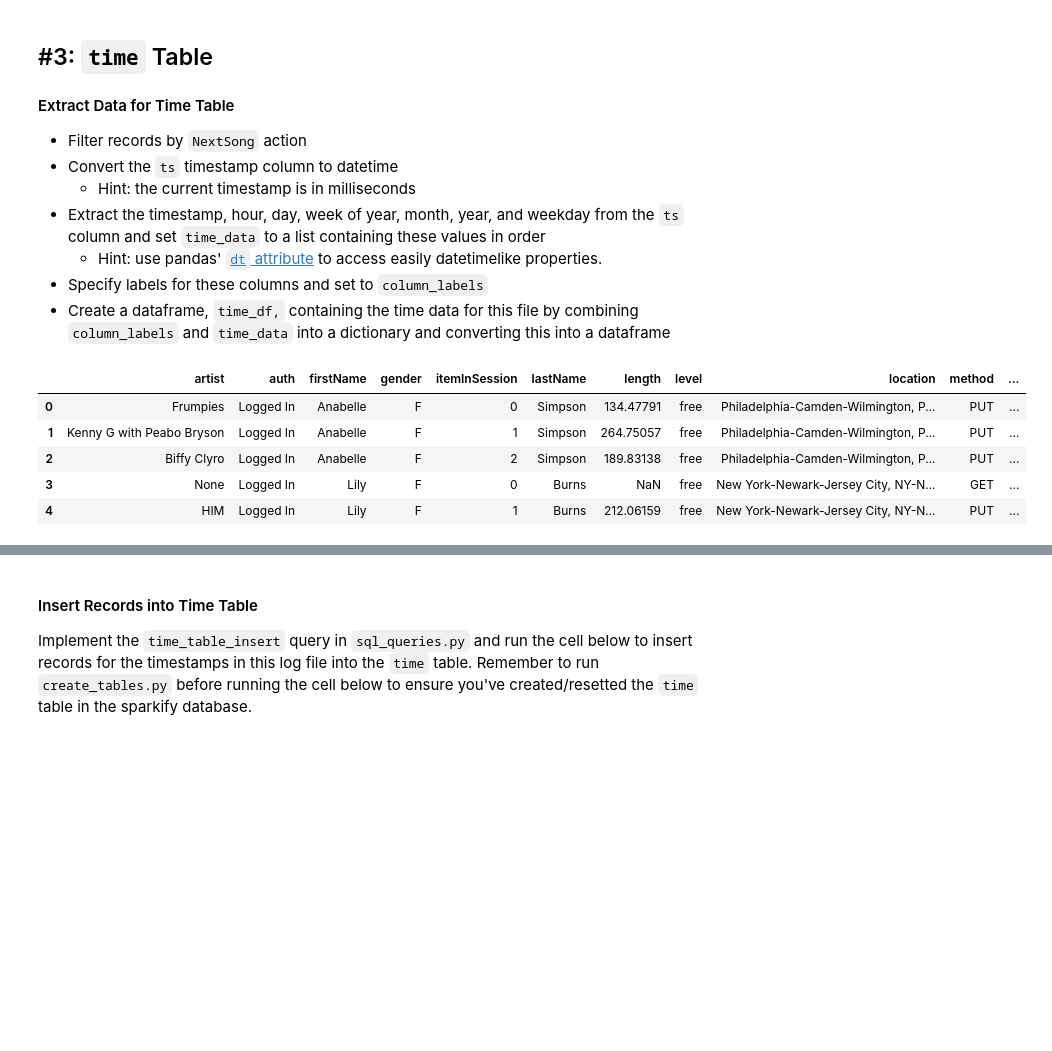
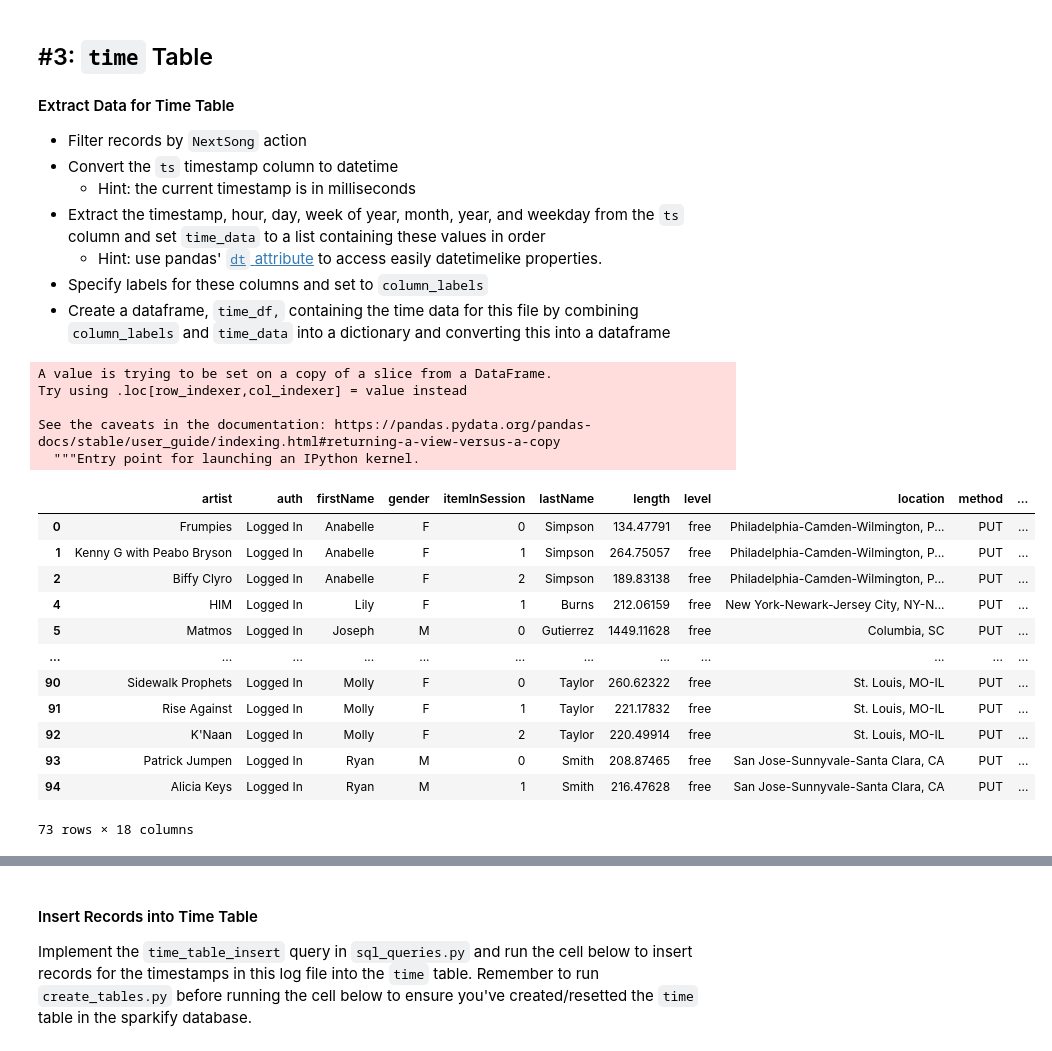
Before and after one commit to lastnode/nanodeg_p1_songs, a Jupyter notebook: etl.ipynb, the cells around one changed output, grey strips where cells are left out. Drawn from its saved outputs; the diff is of its cells as text; code cells hidden in the pictures; blank space fills up the shorter version.

Commit message:
New 'time' table passes and test.ipynb passes.

```diff
--- a/etl.ipynb
+++ b/etl.ipynb
@@ -164,12 +164,4 @@ print(df_log_data)
 - Create a dataframe, `time_df,` containing the time data for this file by combining `column_labels` and `time_data` into a dictionary and converting this into a dataframe
 # %%
 # Filters by page = NextSong
-df_nextsong = df_log_data[df_log_data.page.isin(['NextSong'])]
-df_nextsong.head()
+df_nextsong = df_log_data[df_log_data['page'] == 'NextSong']
-# %% [output]
-|  | artist | auth | firstName | gender | itemInSession | lastName | length | level | location | method | ... |
-| 0 | Frumpies | Logged In | Anabelle | F | 0 | Simpson | 134.47791 | free | Philadelphia-Camden-Wilmington, P... | PUT | ... |
-| 1 | Kenny G with Peabo Bryson | Logged In | Anabelle | F | 1 | Simpson | 264.75057 | free | Philadelphia-Camden-Wilmington, P... | PUT | ... |
-| 2 | Biffy Clyro | Logged In | Anabelle | F | 2 | Simpson | 189.83138 | free | Philadelphia-Camden-Wilmington, P... | PUT | ... |
-| 3 | None | Logged In | Lily | F | 0 | Burns | NaN | free | New York-Newark-Jersey City, NY-N... | GET | ... |
-| 4 | HIM | Logged In | Lily | F | 1 | Burns | 212.06159 | free | New York-Newark-Jersey City, NY-N... | PUT | ... |
@@ -181,0 +168,22 @@ column_labels = ()
+# %%
+df_nextsong['ts'] = pd.to_datetime(df_nextsong['ts'], unit='ms')
+df_nextsong
+# %% [output]
+A value is trying to be set on a copy of a slice from a DataFrame.
+Try using .loc[row_indexer,col_indexer] = value instead
+
+See the caveats in the documentation: https://pandas.pydata.org/pandas-docs/stable/user_guide/indexing.html#returning-a-view-versus-a-copy
+  """Entry point for launching an IPython kernel.
+|  | artist | auth | firstName | gender | itemInSession | lastName | length | level | location | method | ... |
+| 0 | Frumpies | Logged In | Anabelle | F | 0 | Simpson | 134.47791 | free | Philadelphia-Camden-Wilmington, P... | PUT | ... |
+| 1 | Kenny G with Peabo Bryson | Logged In | Anabelle | F | 1 | Simpson | 264.75057 | free | Philadelphia-Camden-Wilmington, P... | PUT | ... |
+| 2 | Biffy Clyro | Logged In | Anabelle | F | 2 | Simpson | 189.83138 | free | Philadelphia-Camden-Wilmington, P... | PUT | ... |
+| 4 | HIM | Logged In | Lily | F | 1 | Burns | 212.06159 | free | New York-Newark-Jersey City, NY-N... | PUT | ... |
+| 5 | Matmos | Logged In | Joseph | M | 0 | Gutierrez | 1449.11628 | free | Columbia, SC | PUT | ... |
+| ... | ... | ... | ... | ... | ... | ... | ... | ... | ... | ... | ... |
+| 90 | Sidewalk Prophets | Logged In | Molly | F | 0 | Taylor | 260.62322 | free | St. Louis, MO-IL | PUT | ... |
+| 91 | Rise Against | Logged In | Molly | F | 1 | Taylor | 221.17832 | free | St. Louis, MO-IL | PUT | ... |
+| 92 | K'Naan | Logged In | Molly | F | 2 | Taylor | 220.49914 | free | St. Louis, MO-IL | PUT | ... |
+| 93 | Patrick Jumpen | Logged In | Ryan | M | 0 | Smith | 208.87465 | free | San Jose-Sunnyvale-Santa Clara, CA | PUT | ... |
+| 94 | Alicia Keys | Logged In | Ryan | M | 1 | Smith | 216.47628 | free | San Jose-Sunnyvale-Santa Clara, CA | PUT | ... |
+73 rows × 18 columns
```
Also changed, not shown: parts of 5 cells of this notebook, 1 other file.
